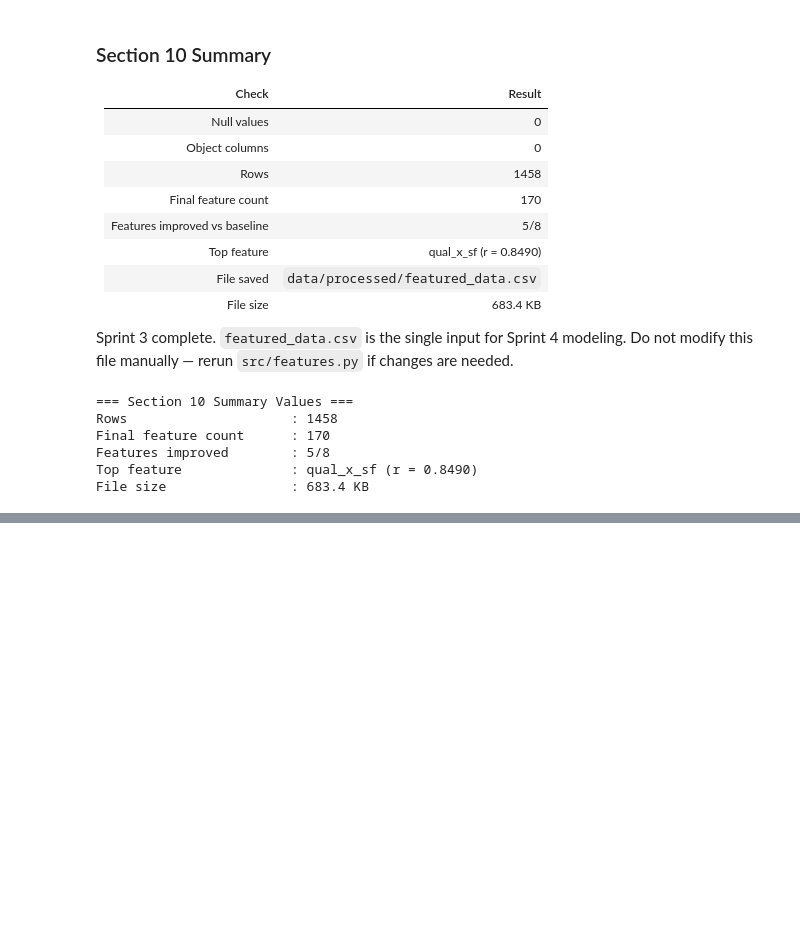
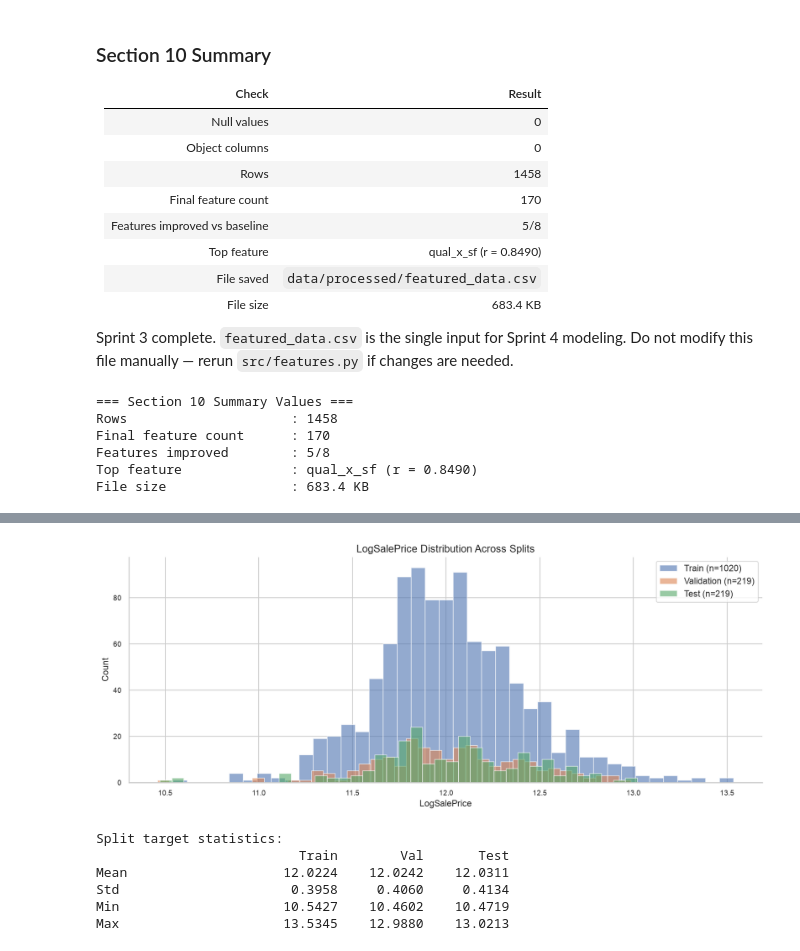
Before and after one commit to Kaarthiraghav/pricewise, a Jupyter notebook: notebooks/03_modelling.ipynb, the cells around one changed output, grey strips where cells are left out. Drawn from its saved outputs; the diff is of its cells as text; code cells hidden in the pictures; blank space fills up the shorter version.

Commit message:
feat: load featured data and split

```diff
--- a/notebooks/03_modelling.ipynb
+++ b/notebooks/03_modelling.ipynb
@@ -2213,0 +2262,11 @@ File size                : 683.4 KB
+# %%
+X = df.drop(columns=[TARGET, TARGET_RAW])
+y = df[TARGET]
+y_raw = df[TARGET_RAW]
+
+print(f"Features (X) shape : {X.shape}")
+print(f"Target (y) shape   : {y.shape}")
+print()
+print(f"Target range       : {y.min():.4f} to {y.max():.4f}")
+print(f"Target mean        : {y.mean():.4f}")
+print(f"Target std         : {y.std():.4f}")
@@ -2213,0 +2376,34 @@ File size                : 683.4 KB
+# %%
+fig, ax = plt.subplots(figsize=(12, 5))
+
+ax.hist(y_train, bins=40, alpha=0.6, color="#4C72B0",
+        label=f"Train (n={len(y_train)})", edgecolor="white")
+ax.hist(y_val,   bins=40, alpha=0.6, color="#DD8452",
+        label=f"Validation (n={len(y_val)})", edgecolor="white")
+ax.hist(y_test,  bins=40, alpha=0.6, color="#55A868",
+        label=f"Test (n={len(y_test)})", edgecolor="white")
+
+ax.set_xlabel("LogSalePrice")
+ax.set_ylabel("Count")
+ax.set_title("LogSalePrice Distribution Across Splits")
+ax.legend()
+
+plt.tight_layout()
+plt.savefig(FIGURES_PATH / "37_split_distributions.png",
+            dpi=150, bbox_inches="tight")
+plt.show()
+
+print("Split target statistics:")
+print(f"{'':20} {'Train':>10} {'Val':>10} {'Test':>10}")
+print(f"{'Mean':20} {y_train.mean():>10.4f} {y_val.mean():>10.4f} {y_test.mean():>10.4f}")
+print(f"{'Std':20} {y_train.std():>10.4f} {y_val.std():>10.4f} {y_test.std():>10.4f}")
+print(f"{'Min':20} {y_train.min():>10.4f} {y_val.min():>10.4f} {y_test.min():>10.4f}")
+print(f"{'Max':20} {y_train.max():>10.4f} {y_val.max():>10.4f} {y_test.max():>10.4f}")
+# %% [output]
+[figure, added]
+Split target statistics:
+                          Train        Val       Test
+Mean                    12.0224    12.0242    12.0311
+Std                      0.3958     0.4060     0.4134
+Min                     10.5427    10.4602    10.4719
+Max                     13.5345    12.9880    13.0213
```
Also changed, not shown: parts of 20 cells of this notebook, 1 other file.
